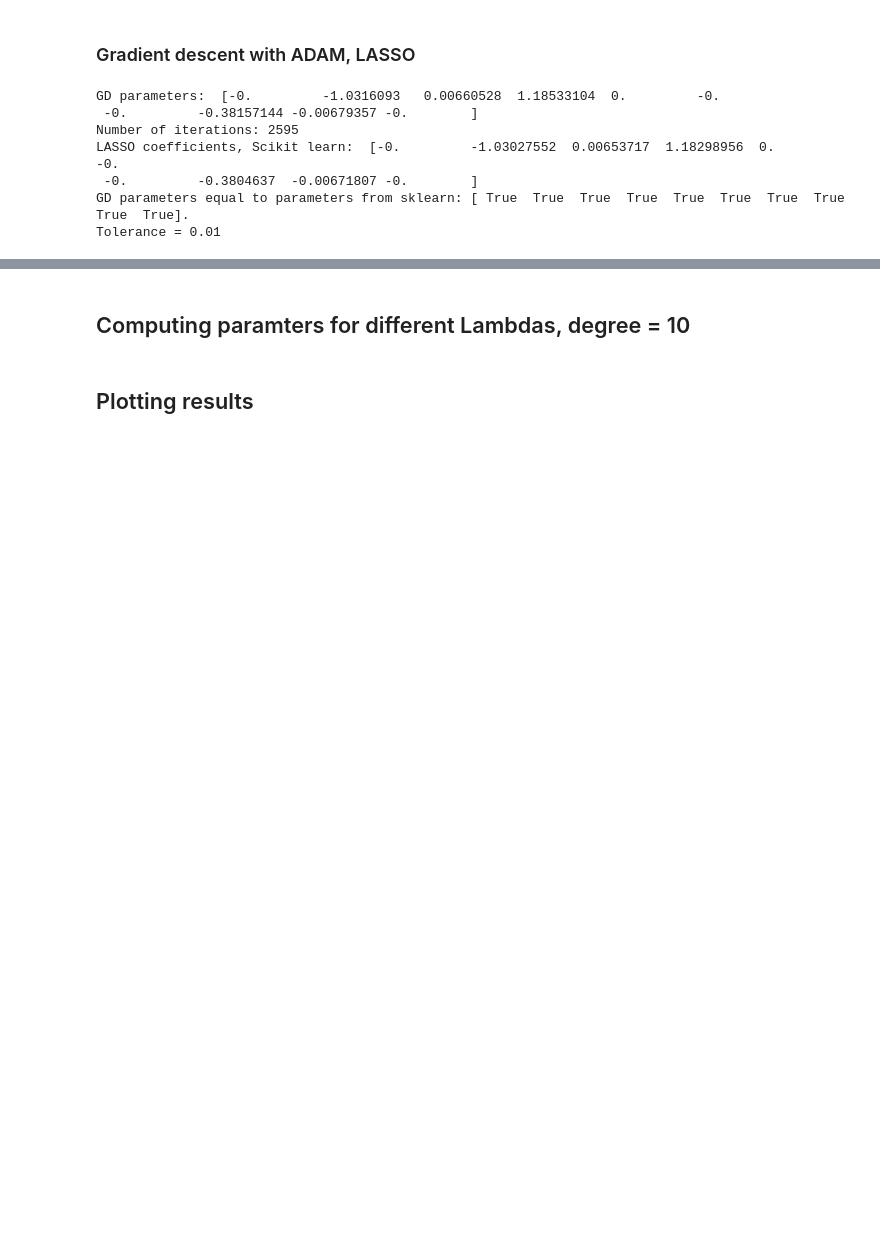
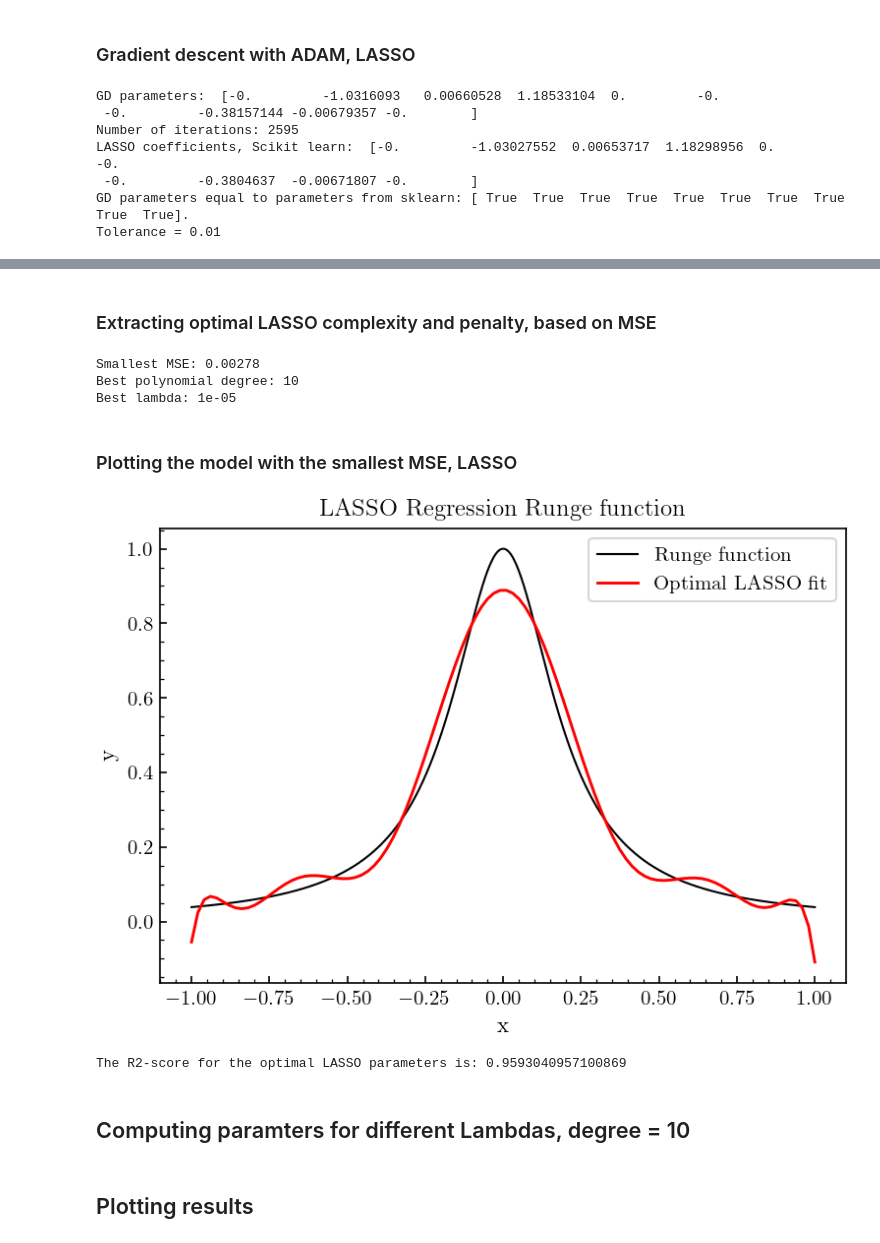
Before and after one commit to egil10/FYSSTK3155, a Jupyter notebook: PROJECT 1/Code/Exe.ipynb, the cells around one changed output, grey strips where cells are left out. Drawn from its saved outputs; the diff is of its cells as text; code cells hidden in the pictures; blank space fills up the shorter version.

Commit message:
Found optimal LASSO fit

```diff
--- a/PROJECT 1/Code/Exe.ipynb
+++ b/PROJECT 1/Code/Exe.ipynb
@@ -247,3 +300,62 @@ Tolerance = 0.01
+# %%
+latex_code = df.to_latex(index=False)
+
+with open("table_LASSO.tex", "w") as f:
+    f.write(latex_code)
+# %% [markdown]
+### Extracting optimal LASSO complexity and penalty, based on MSE
+# %%
+min_val = df.min().min()  # lowest MSE score
+min_col = df.min().idxmin()  # lambda with lowest MSE
+min_row = df[min_col].idxmin()  # polynomial degree with lowest MSE
+
+print(f"Smallest MSE: {min_val:.5f}")
+print(f"Best polynomial degree: {min_row}")
+print(f"Best lambda: {min_col}")
+# %% [output]
+Smallest MSE: 0.00278
+Best polynomial degree: 10
+Best lambda: 1e-05
+# %% [markdown]
+### Plotting the model with the smallest MSE, LASSO
+# %%
+x, y, x_train, x_test, y_train, y_test, y_noisy = prepare_data()
+pol=10
+lam=1e-5
+
+X_train = polynomial_features(x_train,pol, False)
+X_test = polynomial_features(x_test, pol, False)
+X_plot = polynomial_features(x, pol, False)
+
+scaler = StandardScaler()
+X_train_s = scaler.fit_transform(X_train)
+X_test_s = scaler.transform(X_test)
+X_plot_s  = scaler.transform(X_plot)
+y_offset = np.mean(y_train)
+
+lasso = Lasso(alpha=lam, fit_intercept=False, max_iter=10000000)
+lasso.fit(X_train_s, y_train)
+beta_sklearn = lasso.coef_
+y_fit = X_plot_s@beta_sklearn + y_offset
+
+x_dense = np.linspace(-1, 1, 500)
+y_runge = 1 / (1 + 25 * x_dense**2)
+plt.plot(x_dense, y_runge, color="black", linewidth=1, label="Runge function")
+plt.plot(x, y_fit, color="red",label="Optimal LASSO fit")
+plt.title("LASSO Regression Runge function")
+plt.xlabel("x")
+plt.ylabel("y")
+plt.legend()
+plt.savefig("Plots/optimal_LASSO_fit.pdf", bbox_inches="tight")
+plt.show()
+
+## Also compute R2-score for this fit:
+y_test_fit = X_test_s@beta_sklearn + y_offset
+R2_optimal = (r2_score(y_test, y_test_fit))
+print(f"The R2-score for the optimal LASSO parameters is: {R2_optimal}")
+# %% [output]
+[figure, added]
+The R2-score for the optimal LASSO parameters is: 0.9593040957100869
 # %% [markdown]
 ## Computing paramters for different Lambdas, degree = 10
 # %%
```
Also changed, not shown: parts of 3 cells of this notebook, 3 other files.
